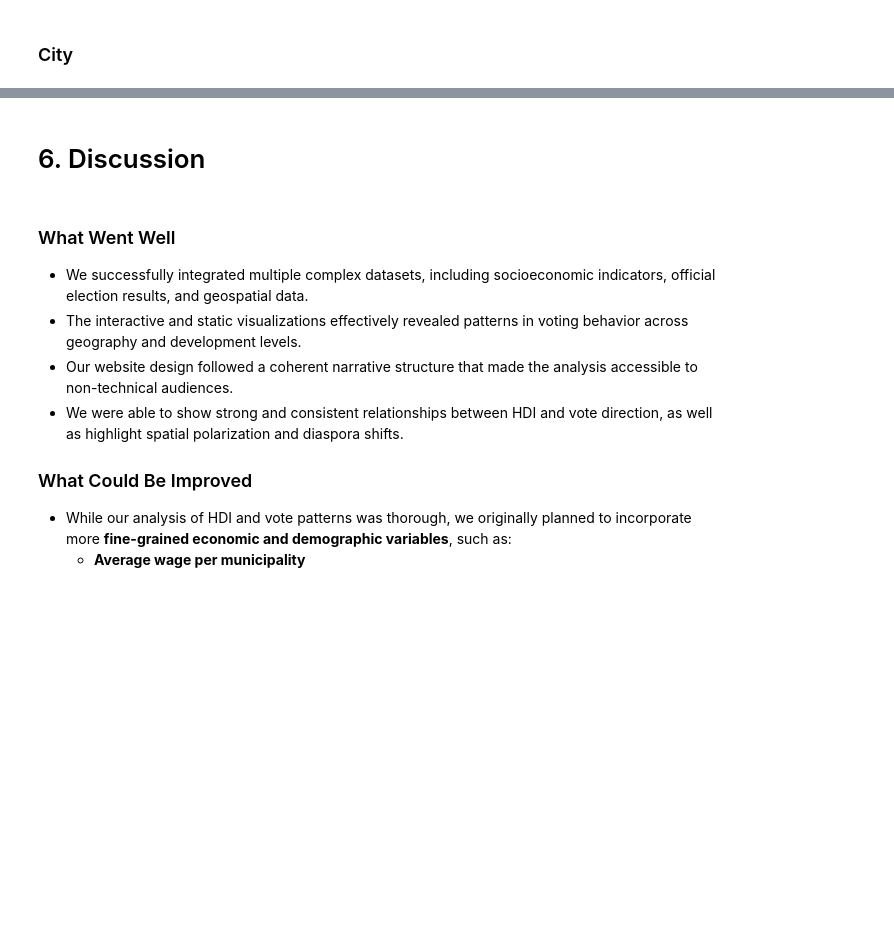
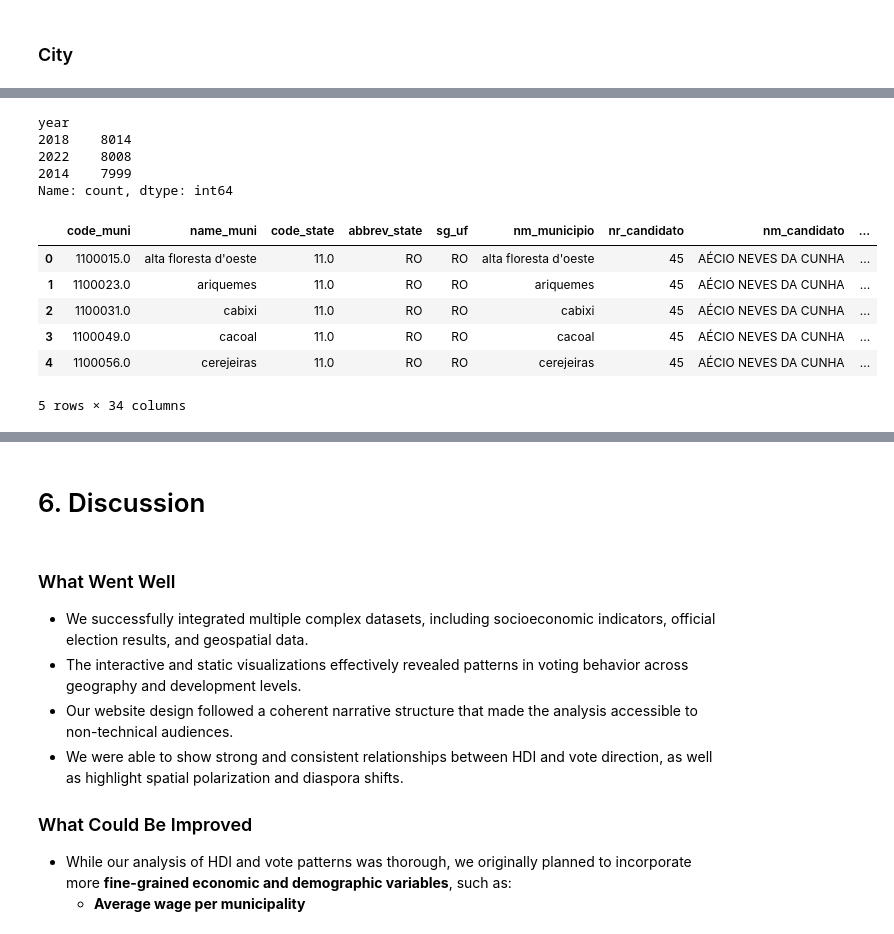
Before and after one commit to alonakonst/alonakonst.github.io, a Jupyter notebook: notebook.ipynb, the cells around one changed output, grey strips where cells are left out. Drawn from its saved outputs; the diff is of its cells as text; code cells hidden in the pictures; blank space fills up the shorter version.

```diff
--- a/notebook.ipynb
+++ b/notebook.ipynb
@@ -1321,0 +1563,42 @@ print(f"wrote: {path}")
+# %%
+file_2014 = gpd.read_file("data/merged_2014_v1.gpkg")
+file_2018 = gpd.read_file("data/merged_2018_v1.gpkg")
+file_2022 = gpd.read_file("data/merged_2022_v1.gpkg")
+
+file_2014['year'] = 2014
+file_2018['year'] = 2018
+file_2022['year'] = 2022
+# %%
+full_df = gpd.GeoDataFrame(pd.concat([file_2014, file_2018, file_2022], ignore_index=True))
+# %%
+full_df.to_file("data/merged_all_years.gpkg", driver="GPKG")
+
+# Or preview it
+full_df.head()
+full_df['year'].value_counts()
+# %% [output]
+year
+2018    8014
+2022    8008
+2014    7999
+Name: count, dtype: int64
+# %%
+ideology_map = {
+    "AÉCIO NEVES": "right",
+    "DILMA": "left",
+    "JAIR BOLSONARO": "right",
+    "FERNANDO HADDAD": "left",
+    "LULA": "left",
+}
+# %%
+full_df['direction'] = full_df['nm_urna_candidato'].map(ideology_map)
+# %%
+full_df.head()
+# %% [output]
+|  | code_muni | name_muni | code_state | abbrev_state | sg_uf | nm_municipio | nr_candidato | nm_candidato | ... |
+| 0 | 1100015.0 | alta floresta d'oeste | 11.0 | RO | RO | alta floresta d'oeste | 45 | AÉCIO NEVES DA CUNHA | ... |
+| 1 | 1100023.0 | ariquemes | 11.0 | RO | RO | ariquemes | 45 | AÉCIO NEVES DA CUNHA | ... |
+| 2 | 1100031.0 | cabixi | 11.0 | RO | RO | cabixi | 45 | AÉCIO NEVES DA CUNHA | ... |
+| 3 | 1100049.0 | cacoal | 11.0 | RO | RO | cacoal | 45 | AÉCIO NEVES DA CUNHA | ... |
+| 4 | 1100056.0 | cerejeiras | 11.0 | RO | RO | cerejeiras | 45 | AÉCIO NEVES DA CUNHA | ... |
+5 rows × 34 columns
```
Also changed, not shown: parts of 53 cells of this notebook, 13 other files.
